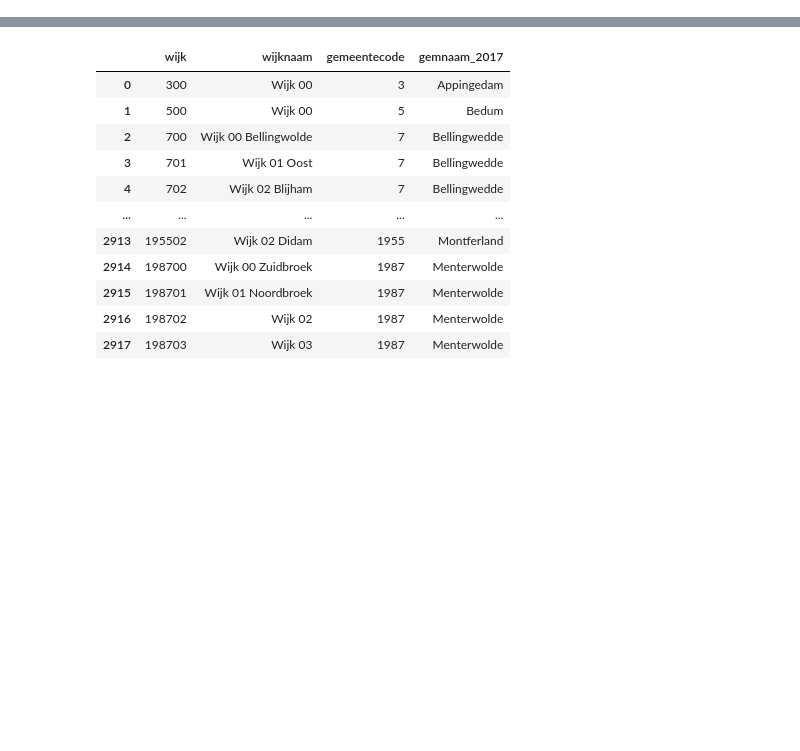
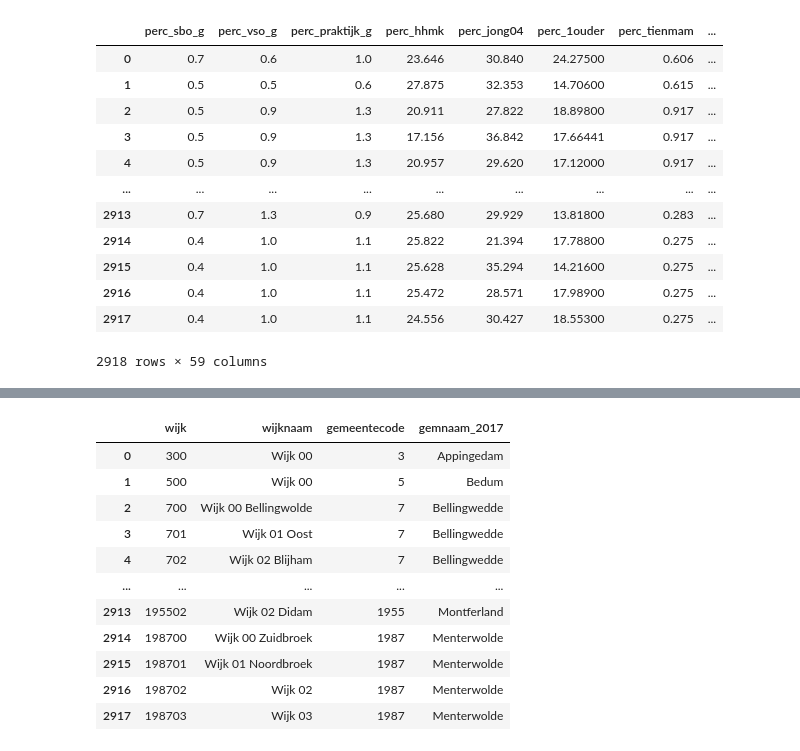
Before and after one commit to semkjaer/capybara1.0, a Jupyter notebook: sem.ipynb, the cells around one changed output, grey strips where cells are left out. Cells and saved outputs as stored; diff of their text form; code cells hidden in the pictures; blank space fills up the shorter version.

```diff
--- a/sem.ipynb
+++ b/sem.ipynb
@@ -154,0 +41,63 @@ wijk_geo
+# %%
+import numpy as np
+import pandas as pd
+import geopandas as gpd
+
+
+file = pd.ExcelFile('Wijkdata_Jeugdhulp_in_de_wijk.ods')
+
+sheet_names = file.sheet_names
+
+wijk = pd.read_excel(file, sheet_name=sheet_names[-3])  # wijk
+gebr = pd.read_excel(file, sheet_name=sheet_names[-2])  # gebruik
+det = pd.read_excel(file, sheet_name=sheet_names[-1])  # determinanten
+
+file.close()
+
+df = det.copy()
+# als je wijk en gemeentecode hebt heb je wijkcode en gemeentenaam niet nodig
+df = df.merge(wijk[['wijk', 'gemeentecode']], on='wijk', how='left')
+# per_jhzv : aandeel jeugdigen met jeugdhulp zonder verblijf, waargenomen -> target variable
+df = df.merge(gebr[['wijk', 'perc_jhzv']], on='wijk', how='left')
+
+for col in df.columns:
+    df[col] = df[col].apply(lambda x: x if x != '.' else np.nan)
+
+# TODO is nu missig values vullen met gemiddelde hoe willen we dat doen?
+df.fillna(df.mean(), inplace=True)
+
+# hun schatting root mean squared error (residu = schatting - waargenomen)
+for col in gebr.columns:
+    gebr[col] = gebr[col].apply(lambda x: x if x != '.' else np.nan)
+
+# drop missende schattingen en bereken RMSE
+original_rmse = str((gebr.dropna(subset='residu')['residu']**2).mean()**0.5)
+
+# buurt_geo = gpd.read_file('./WijkBuurtkaart_2022_v1/buurt_2022_v1.shp')
+wijk_geo = gpd.read_file('./WijkBuurtkaart_2022_v1/wijk_2022_v1.shp')
+# gemeente_geo = gpd.read_file('./WijkBuurtkaart_2022_v1/gemeente_2022_v1.shp')
+
+wijk_geo = gpd.read_file('./WijkBuurtkaart_2022_v1/wijk_2022_v1.shp')
+wijk_geo['WK_CODE'] = wijk_geo['WK_CODE'].apply(lambda x: x[2:]).astype('float')
+wijk_geo['GM_CODE'] = wijk_geo['GM_CODE'].apply(lambda x: x[2:]).astype('float')
+wijk_final = df.merge(wijk_geo, left_on=['wijk', 'gemeentecode'], right_on=['WK_CODE', 'GM_CODE'], how='left')
+for col in wijk_final.columns:
+    wijk_final[col] = wijk_final[col].apply(lambda x: x if x != int(-99999999) else np.nan)
+
+df = wijk_final.fillna(wijk_final.mean(numeric_only=True))
+df = df.drop(['JRSTATCODE', 'JAAR', 'Shape_Leng', 'Shape_Area', 'geometry', 'wijk', 'WK_CODE', 'WK_NAAM', 'GM_CODE', 'GM_NAAM', 'gemeentecode', 'H2O'], axis=1)
+df
+# %% [output]
+|  | perc_sbo_g | perc_vso_g | perc_praktijk_g | perc_hhmk | perc_jong04 | perc_1ouder | perc_tienmam | ... |
+| 0 | 0.7 | 0.6 | 1.0 | 23.646 | 30.840 | 24.27500 | 0.606 | ... |
+| 1 | 0.5 | 0.5 | 0.6 | 27.875 | 32.353 | 14.70600 | 0.615 | ... |
+| 2 | 0.5 | 0.9 | 1.3 | 20.911 | 27.822 | 18.89800 | 0.917 | ... |
+| 3 | 0.5 | 0.9 | 1.3 | 17.156 | 36.842 | 17.66441 | 0.917 | ... |
+| 4 | 0.5 | 0.9 | 1.3 | 20.957 | 29.620 | 17.12000 | 0.917 | ... |
+| ... | ... | ... | ... | ... | ... | ... | ... | ... |
+| 2913 | 0.7 | 1.3 | 0.9 | 25.680 | 29.929 | 13.81800 | 0.283 | ... |
+| 2914 | 0.4 | 1.0 | 1.1 | 25.822 | 21.394 | 17.78800 | 0.275 | ... |
+| 2915 | 0.4 | 1.0 | 1.1 | 25.628 | 35.294 | 14.21600 | 0.275 | ... |
+| 2916 | 0.4 | 1.0 | 1.1 | 25.472 | 28.571 | 17.98900 | 0.275 | ... |
+| 2917 | 0.4 | 1.0 | 1.1 | 24.556 | 30.427 | 18.55300 | 0.275 | ... |
+2918 rows × 59 columns
```
Also changed, not shown: parts of 12 cells of this notebook, 2 other files.
